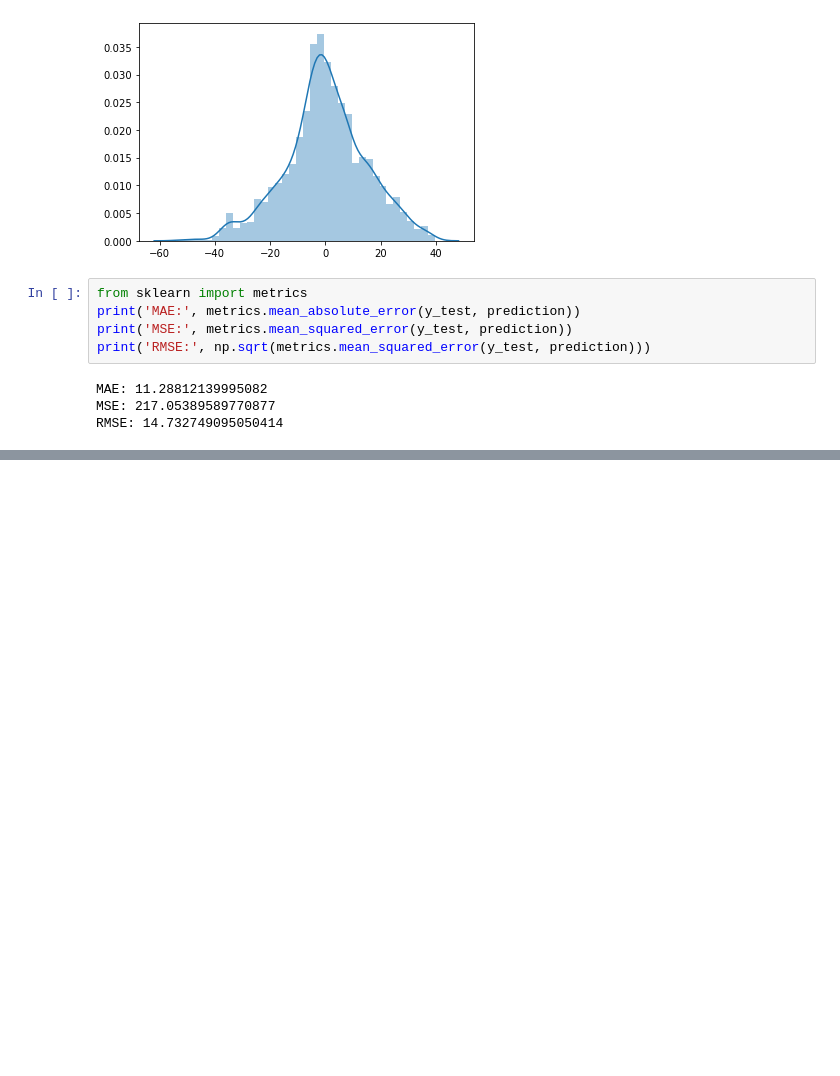
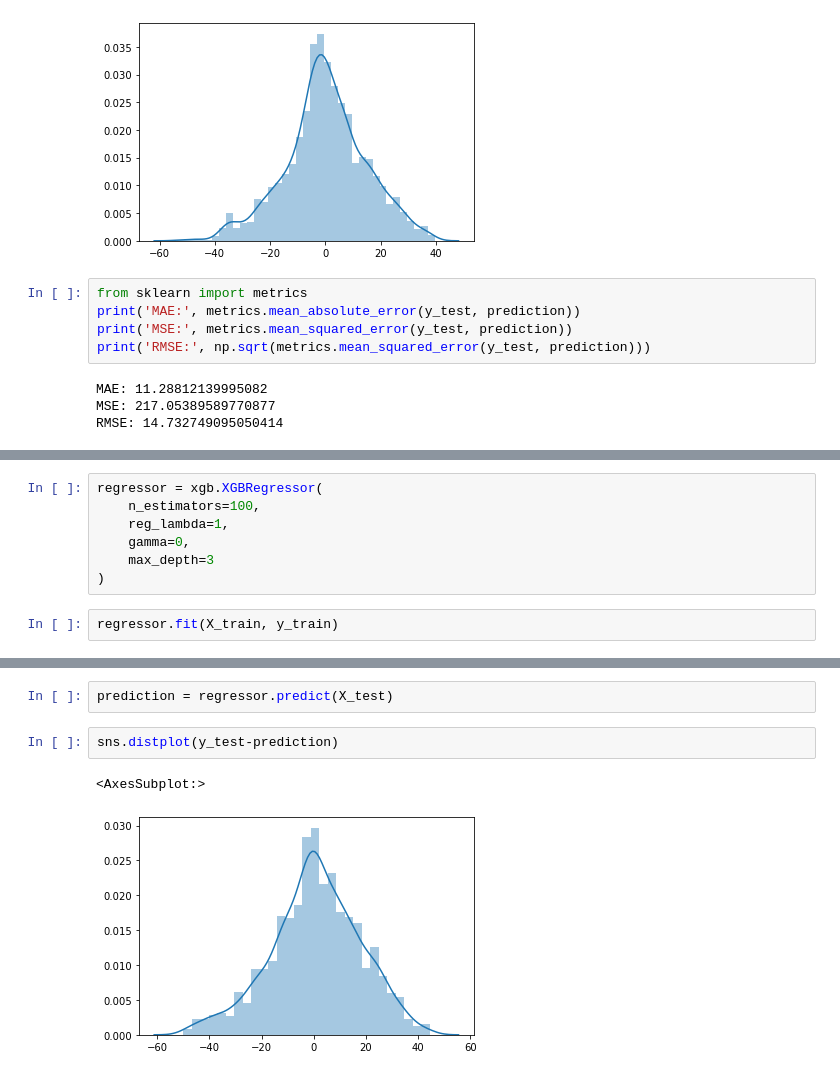
Before and after one commit to Atharva1604/IPL-Score-Prediction, a Jupyter notebook: IPL-Score_Prediction.ipynb, the cells around one changed output, grey strips where cells are left out. Drawn from its saved outputs; the diff is of its cells as text; blank space fills up the shorter version.

```diff
--- a/IPL-Score_Prediction.ipynb
+++ b/IPL-Score_Prediction.ipynb
@@ -211,0 +241,9 @@ RMSE: 14.732749095050414
+# %%
+regressor = xgb.XGBRegressor(
+    n_estimators=100,
+    reg_lambda=1,
+    gamma=0,
+    max_depth=3
+)
+# %%
+regressor.fit(X_train, y_train)
@@ -211,0 +253,7 @@ RMSE: 14.732749095050414
+# %%
+prediction = regressor.predict(X_test)
+# %%
+sns.distplot(y_test-prediction)
+# %% [output]
+<AxesSubplot:>
+[figure, added]
```
Also changed, not shown: parts of 15 cells of this notebook.
